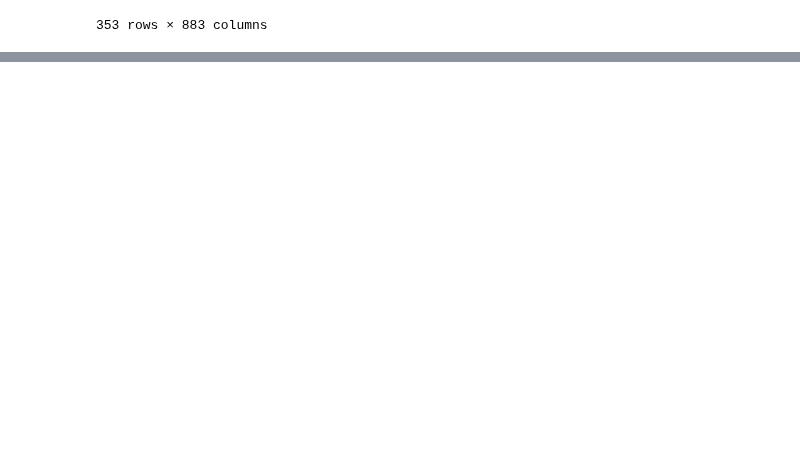
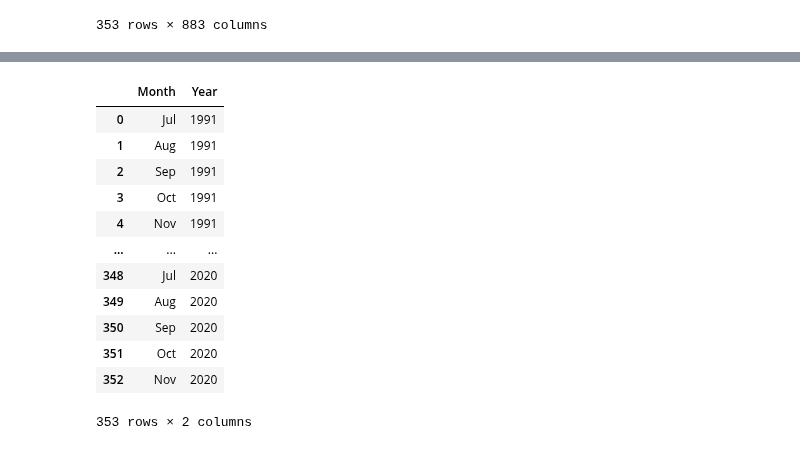
Before and after one commit to tomjp90/Project-1, a Jupyter notebook: unemp_data_cleanup.ipynb, the cells around one changed output, grey strips where cells are left out. Saved outputs shown, nothing was run; the diff lists cells and outputs as text; code cells hidden in the pictures; blank space fills up the shorter version.

```diff
--- a/unemp_data_cleanup.ipynb
+++ b/unemp_data_cleanup.ipynb
@@ -70,0 +108,18 @@ df_clean
+# %%
+# split date to month and year
+df_clean[['Month','Year']] = df_clean["Date"].str.split("-", expand=True,)
+df_clean[['Month','Year']]
+# %% [output]
+|  | Month | Year |
+| 0 | Jul | 1991 |
+| 1 | Aug | 1991 |
+| 2 | Sep | 1991 |
+| 3 | Oct | 1991 |
+| 4 | Nov | 1991 |
+| ... | ... | ... |
+| 348 | Jul | 2020 |
+| 349 | Aug | 2020 |
+| 350 | Sep | 2020 |
+| 351 | Oct | 2020 |
+| 352 | Nov | 2020 |
+353 rows × 2 columns
```
Also changed, not shown: parts of 4 cells of this notebook.
